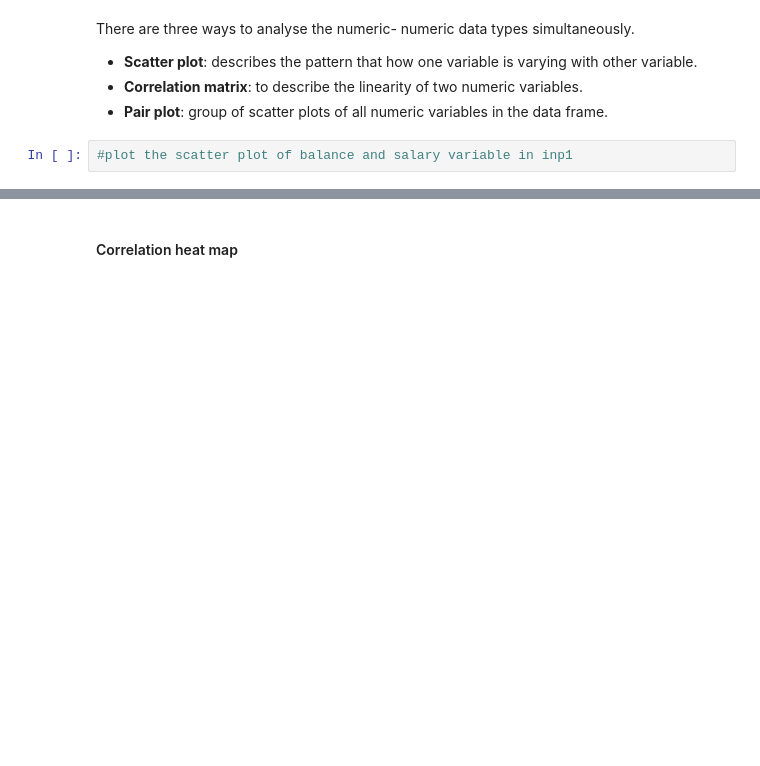
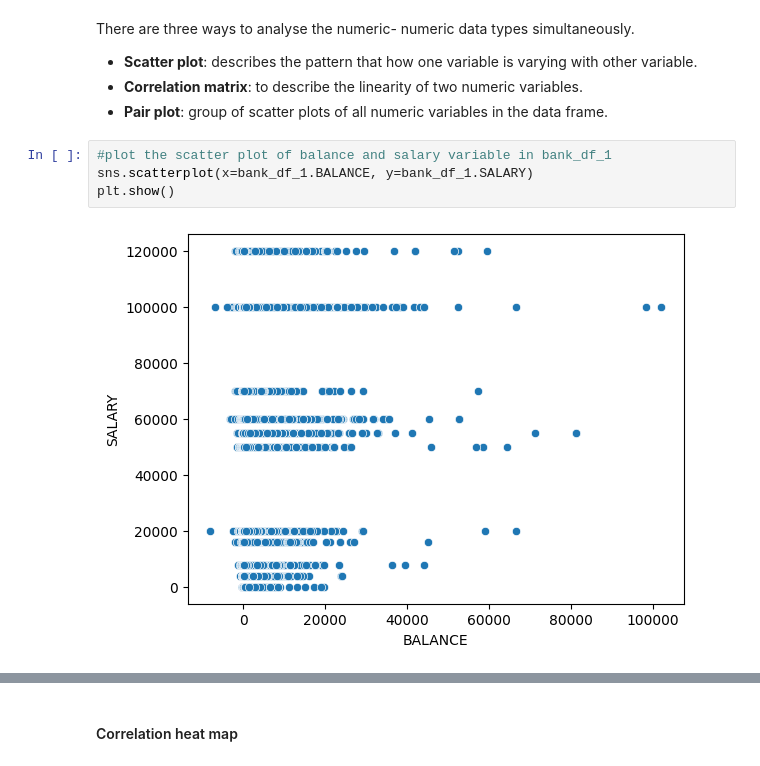
Before and after one commit to AkankshaDwivedi/bank-marketing-campaign, a Jupyter notebook: Bank_Marketing_Campaign_EDA_AD.ipynb, the cells around one changed output, grey strips where cells are left out. Saved outputs shown, nothing was run; the diff lists cells and outputs as text; blank space fills up the shorter version.

```diff
--- a/Bank_Marketing_Campaign_EDA_AD.ipynb
+++ b/Bank_Marketing_Campaign_EDA_AD.ipynb
@@ -626,5 +626,9 @@ There are three ways to analyse the numeric- numeric data types simultaneously.
 - **Correlation matrix**: to describe the linearity of two numeric variables.
 - **Pair plot**: group of scatter plots of all numeric variables in the data frame.
 # %%
-#plot the scatter plot of balance and salary variable in inp1
+#plot the scatter plot of balance and salary variable in bank_df_1
+sns.scatterplot(x=bank_df_1.BALANCE, y=bank_df_1.SALARY)
+plt.show()
+# %% [output]
+[figure, added]
 # %%
```
Also changed, not shown: parts of 4 cells of this notebook.
